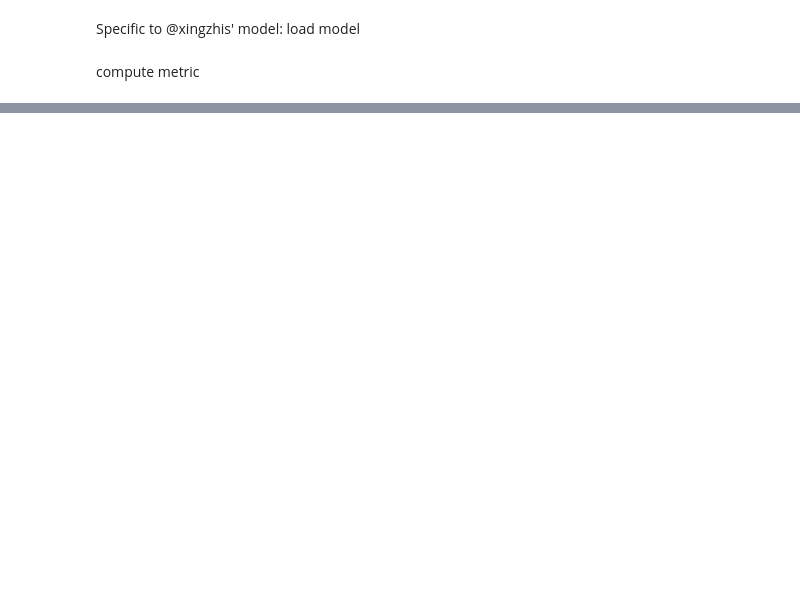
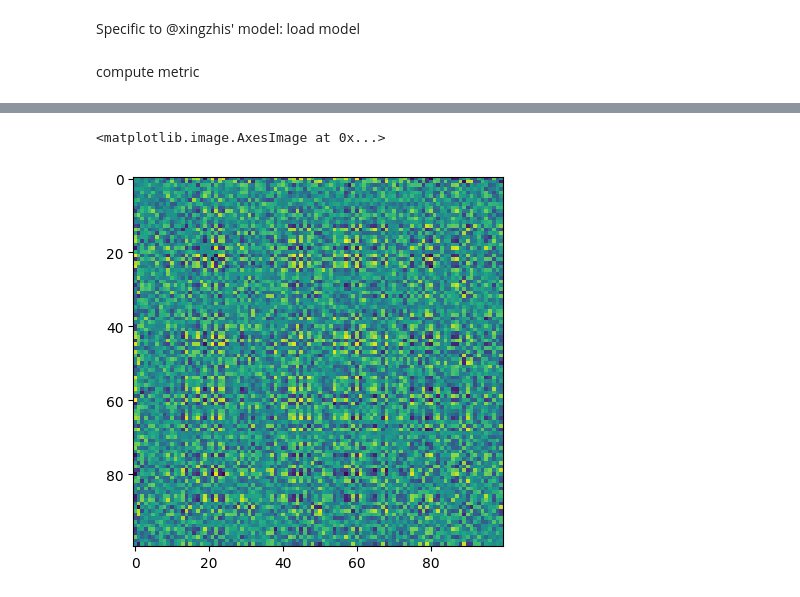
Before and after one commit to KrishnaswamyLab/GeometryAwareGenerativeAutoencoder, a Jupyter notebook: notebooks/test_evaluation.ipynb, the cells around one changed output, grey strips where cells are left out. Cells and saved outputs as stored; diff of their text form; code cells hidden in the pictures; blank space fills up the shorter version.

```diff
--- a/notebooks/test_evaluation.ipynb
+++ b/notebooks/test_evaluation.ipynb
@@ -43,4 +43,4 @@ except:
 cfg = OmegaConf.create(run.config)
 
 data_path = os.path.join(cfg.data.root, cfg.data.name + cfg.data.filetype)
-noiseless_path = os.path.join(cfg.data.root, rename_string(cfg.data.name) + cfg.data.filetype)
+noiseless_path = os.path.join(cfg.data.root, get_noiseless_name(cfg.data.name) + cfg.data.filetype)
@@ -70,0 +118,5 @@ result
+# %%
+plt.imshow(corrs_real - corrs_noisy)
+# %% [output]
+<matplotlib.image.AxesImage at 0x...>
+[figure, added]
```
Also changed, not shown: parts of 90 cells of this notebook, 12 other files.
